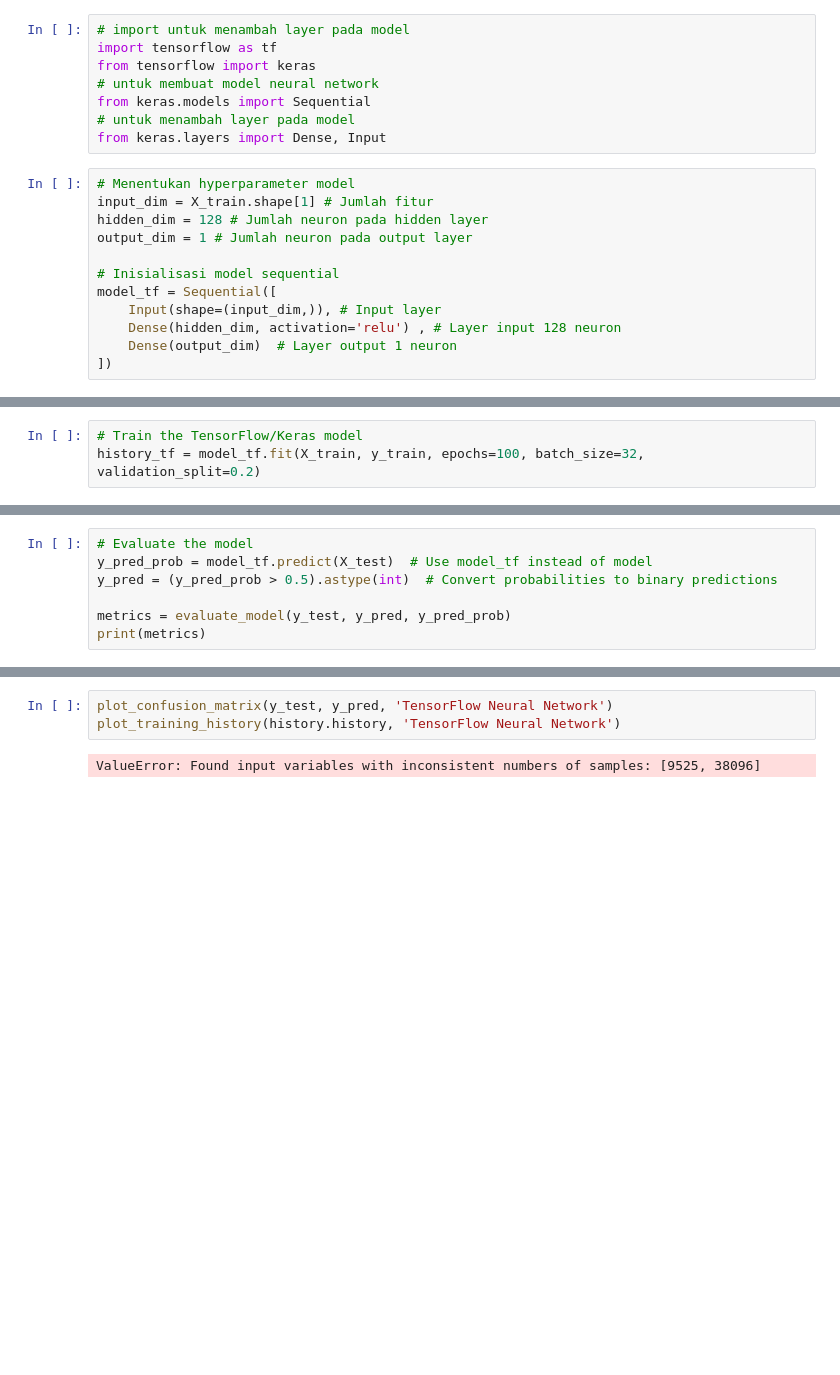
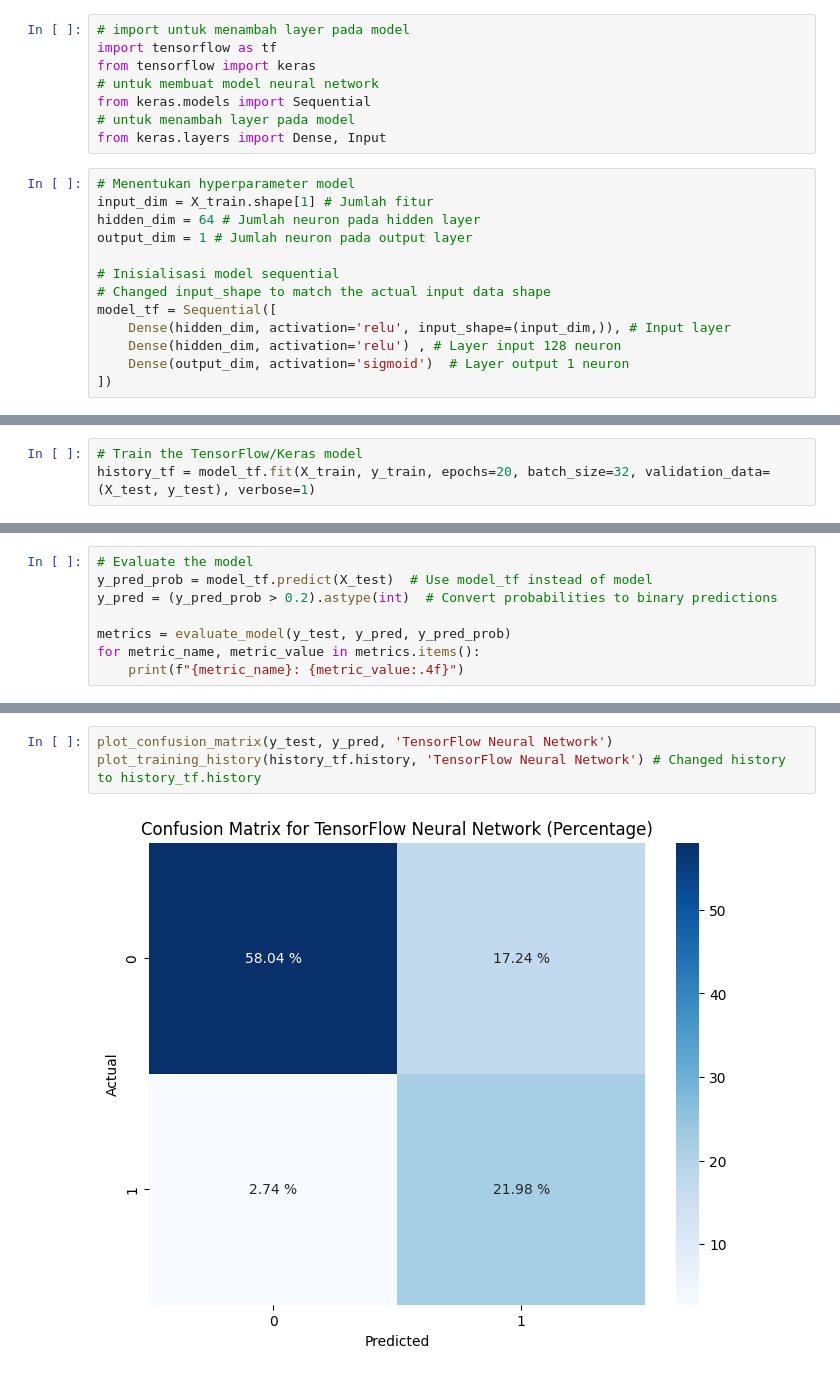
Before and after one commit to Pandu98-pkh/DeepLearning, a Jupyter notebook: 01. Week 1/Notebook Assigment/Classification Income.ipynb, the cells around one changed output, grey strips where cells are left out. Drawn from its saved outputs; the diff is of its cells as text; blank space fills up the shorter version.

```diff
--- a/01. Week 1/Notebook Assigment/Classification Income.ipynb
+++ b/01. Week 1/Notebook Assigment/Classification Income.ipynb
@@ -351,14 +339,15 @@ from keras.layers import Dense, Input
 # %%
 # Menentukan hyperparameter model
 input_dim = X_train.shape[1] # Jumlah fitur
-hidden_dim = 128 # Jumlah neuron pada hidden layer
+hidden_dim = 64 # Jumlah neuron pada hidden layer
 output_dim = 1 # Jumlah neuron pada output layer
 
 # Inisialisasi model sequential
+# Changed input_shape to match the actual input data shape
 model_tf = Sequential([
-    Input(shape=(input_dim,)), # Input layer
+    Dense(hidden_dim, activation='relu', input_shape=(input_dim,)), # Input layer
     Dense(hidden_dim, activation='relu') , # Layer input 128 neuron
-    Dense(output_dim)  # Layer output 1 neuron
+    Dense(output_dim, activation='sigmoid')  # Layer output 1 neuron
 ])
 # %%
 # Compile model (tentukan optimizer, loss function, dan metrics)
@@ -380,5 +371,5 @@ Model: "sequential_11"
  Non-trainable params: 0 (0.00 B)
 # %%
 # Train the TensorFlow/Keras model
-history_tf = model_tf.fit(X_train, y_train, epochs=100, batch_size=32, validation_split=0.2)
+history_tf = model_tf.fit(X_train, y_train, epochs=20, batch_size=32, validation_data=(X_test, y_test), verbose=1)
 # %% [output]
@@ -390,8 +393,9 @@ Detected at node StatefulPartitionedCall defined at (most recent call last):
 # %%
 # Evaluate the model
 y_pred_prob = model_tf.predict(X_test)  # Use model_tf instead of model
-y_pred = (y_pred_prob > 0.5).astype(int)  # Convert probabilities to binary predictions
+y_pred = (y_pred_prob > 0.2).astype(int)  # Convert probabilities to binary predictions
 
 metrics = evaluate_model(y_test, y_pred, y_pred_prob)
-print(metrics)
+for metric_name, metric_value in metrics.items():
+    print(f"{metric_name}: {metric_value:.4f}")
 # %% [output]
@@ -402,5 +410,5 @@ Detected at node StatefulPartitionedCall defined at (most recent call last):
 # %%
 plot_confusion_matrix(y_test, y_pred, 'TensorFlow Neural Network')
-plot_training_history(history.history, 'TensorFlow Neural Network')
+plot_training_history(history_tf.history, 'TensorFlow Neural Network') # Changed history to history_tf.history
 # %% [output]
-ValueError: Found input variables with inconsistent numbers of samples: [9525, 38096]
+[figure, added]
```
Also changed, not shown: parts of 10 cells of this notebook.
